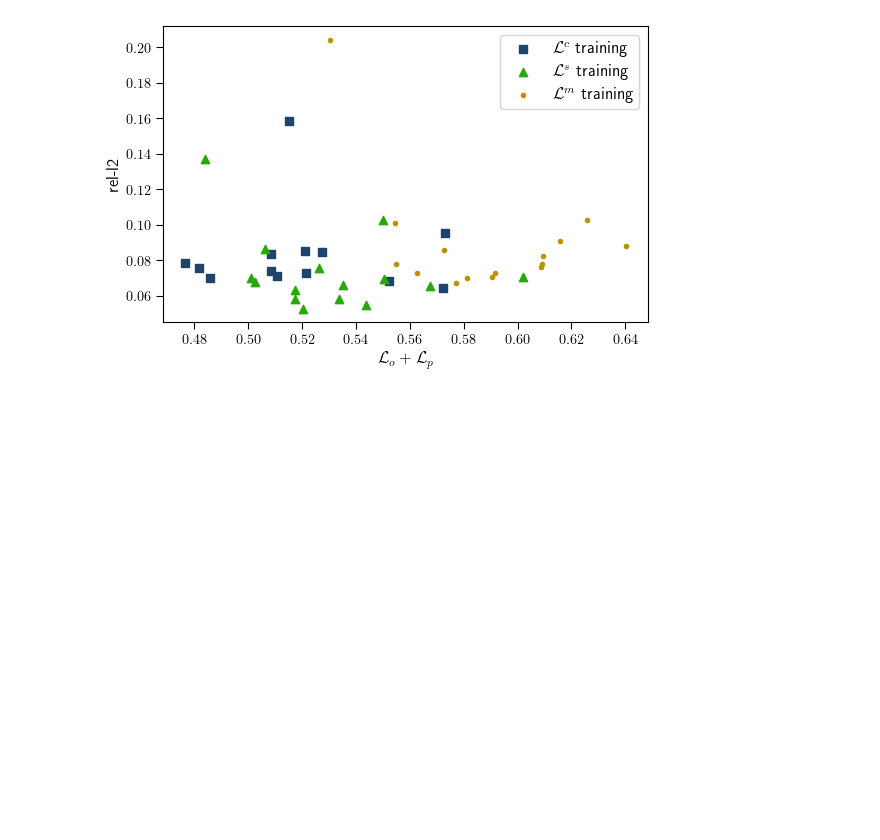
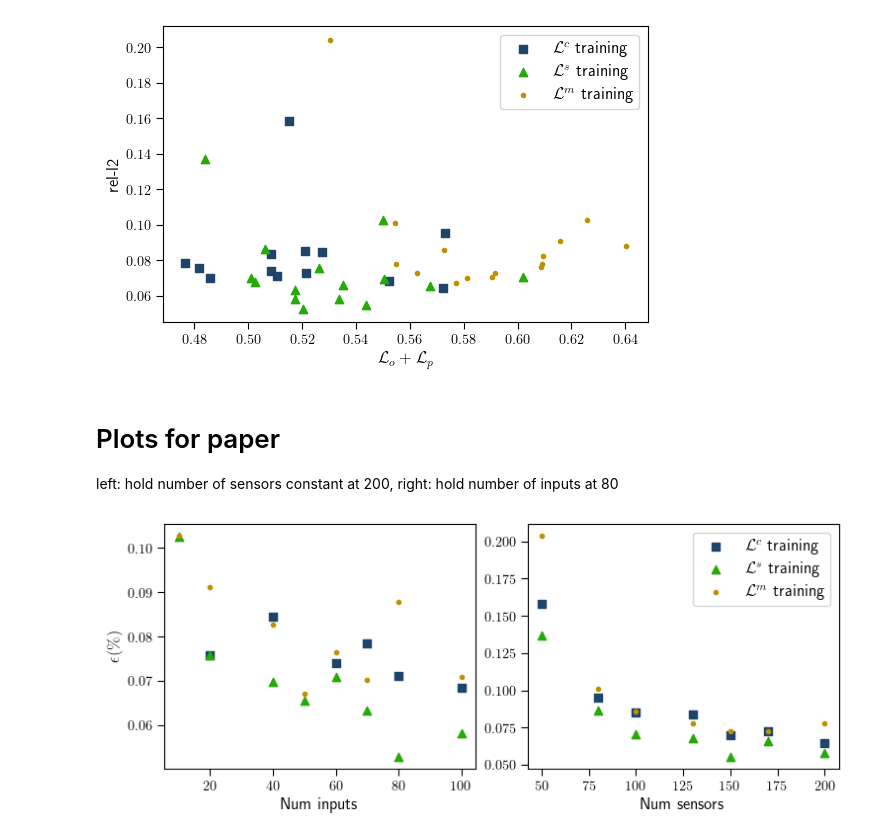
Before and after one commit to MagriLab/FlowReconstructionFromExperiment, a Jupyter notebook: figures_for_paper/2dkol_grid_sensitivity.ipynb, the cells around one changed output. Cells and saved outputs as stored; diff of their text form; code cells hidden in the pictures; blank space fills up the shorter version.

```diff
--- a/figures_for_paper/2dkol_grid_sensitivity.ipynb
+++ b/figures_for_paper/2dkol_grid_sensitivity.ipynb
@@ -178,3 +178,23 @@ ax.set(xlabel='$\mathcal{L}_o + \mathcal{L}_p$', ylabel='rel-l2')
 plt.show()
 # %% [output]
 [figure]
+# %% [markdown]
+# Plots for paper
+left: hold number of sensors constant at 200, right: hold number of inputs at 80
+# %%
+# plot relative loss
+fig,(ax0,ax1) = plt.subplots(1,2,figsize=(7.5,3))
+
+ax0.scatter(num_input_classic, l_in_classic, label='$\mathcal{L}^c$ training',marker='s', color=my_discrete_cmap(0))
+ax0.scatter(num_input_3, l_in_3, label='$\mathcal{L}^s$ training',marker='^', color=my_discrete_cmap(1))
+ax0.scatter(num_input_mean3, l_in_mean3, label='$\mathcal{L}^m$ training',marker='.', color=my_discrete_cmap(2))
+ax0.set(ylabel='$\epsilon (\%)$', xlabel='Num inputs')
+
+ax1.scatter(num_sensors_classic, l_se_classic, label='$\mathcal{L}^c$ training',marker='s', color=my_discrete_cmap(0))
+ax1.scatter(num_sensors_3, l_se_3, label='$\mathcal{L}^s$ training',marker='^', color=my_discrete_cmap(1))
+ax1.scatter(num_sensors_mean3, l_se_mean3, label='$\mathcal{L}^m$ training',marker='.', color=my_discrete_cmap(2))
+ax1.legend()
+ax1.set(xlabel='Num sensors')
+plt.show()
+# %% [output]
+[figure, added]
```
Also changed, not shown: 3 other files.
